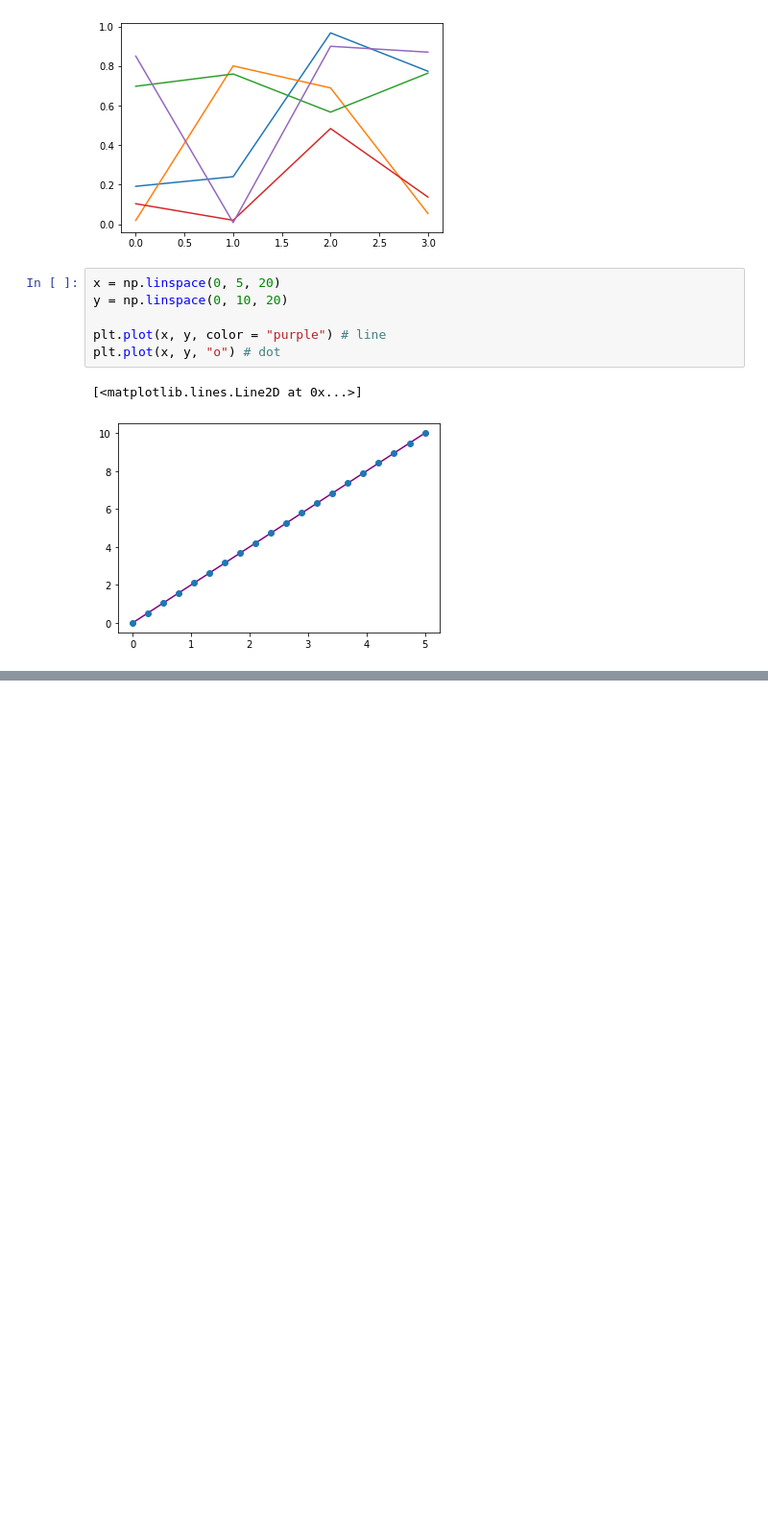
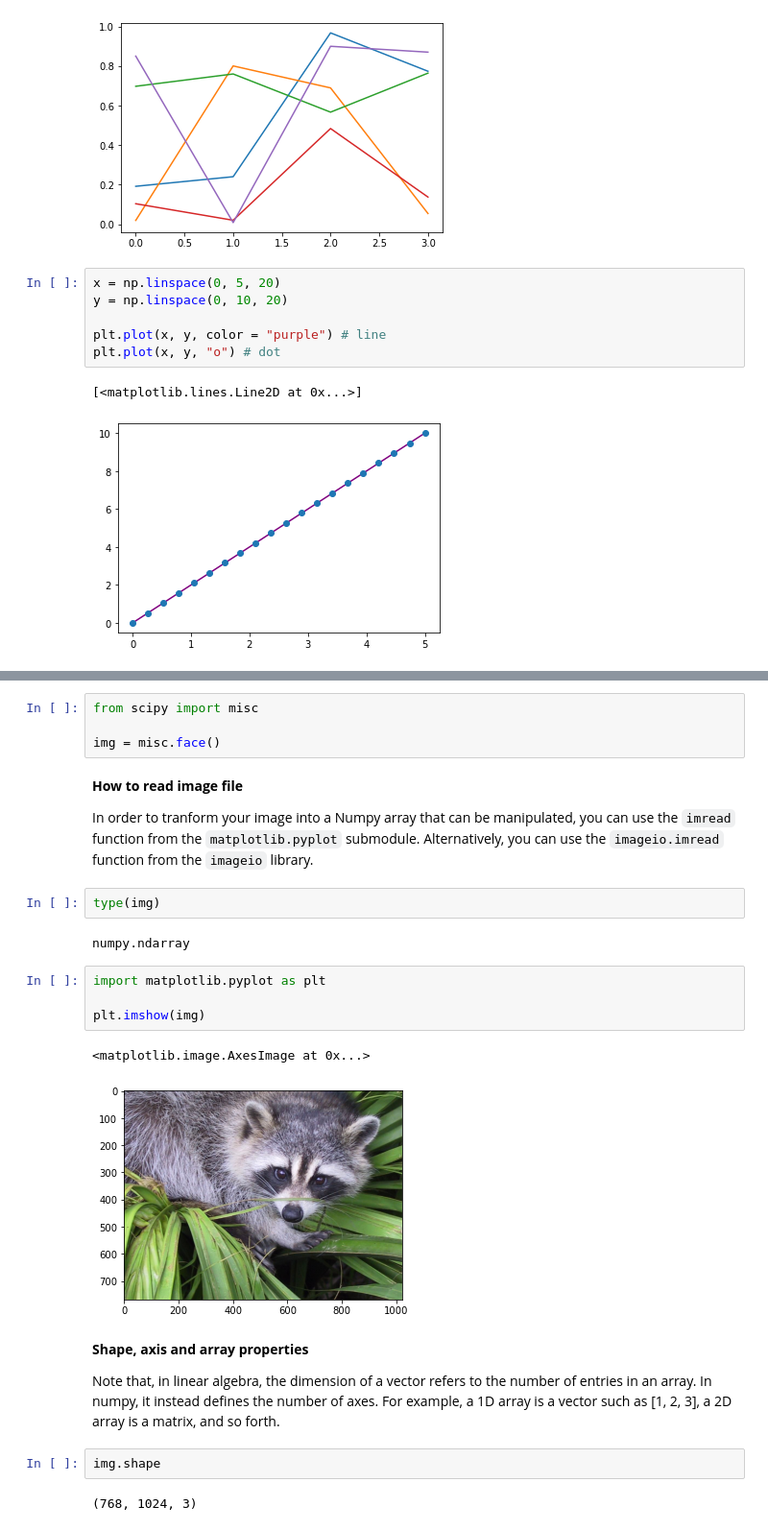
Before and after one commit to YinCY123/Python3, a Jupyter notebook: numpy/Numpy-User-Guide.ipynb, the cells around one changed output, grey strips where cells are left out. Shown at 96% size. Cells and saved outputs as stored; diff of their text form; blank space fills up the shorter version.

Commit message:
numpy

```diff
--- a/numpy/Numpy-User-Guide.ipynb
+++ b/numpy/Numpy-User-Guide.ipynb
@@ -1514,0 +1575,27 @@ plt.plot(x, y, "o") # dot
+# %%
+from scipy import misc
+
+img = misc.face()
+# %% [markdown]
+**How to read image file**
+
+In order to tranform your image into a Numpy array that can be manipulated, you can use the `imread` function from the `matplotlib.pyplot` submodule. Alternatively, you can use the `imageio.imread` function from the `imageio` library.
+# %%
+type(img)
+# %% [output]
+numpy.ndarray
+# %%
+import matplotlib.pyplot as plt
+
+plt.imshow(img)
+# %% [output]
+<matplotlib.image.AxesImage at 0x...>
+[figure, added]
+# %% [markdown]
+**Shape, axis and array properties**
+
+Note that, in linear algebra, the dimension of a vector refers to the number of entries in an array. In numpy, it instead defines the number of axes. For example, a 1D array is a vector such as [1, 2, 3], a 2D array is a matrix, and so forth.
+# %%
+img.shape
+# %% [output]
+(768, 1024, 3)
```
Also changed, not shown: parts of 34 cells of this notebook.
